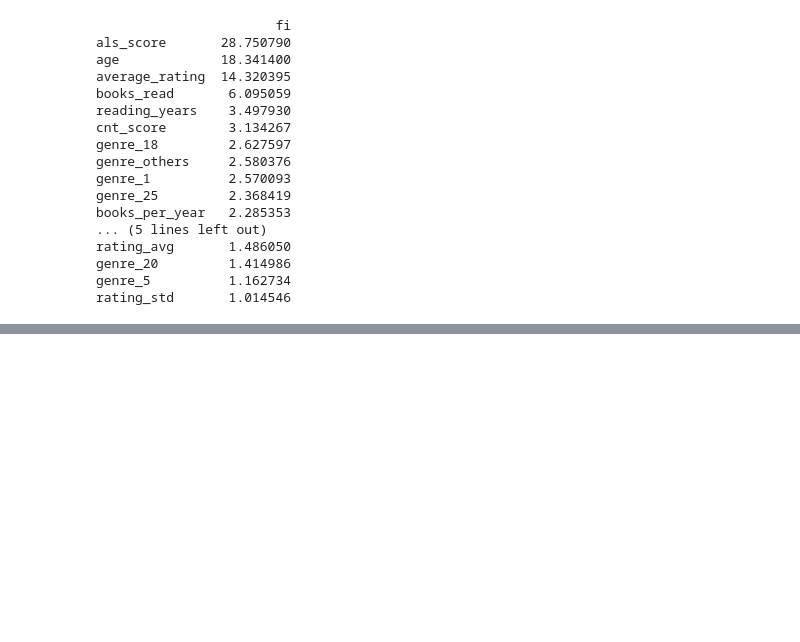
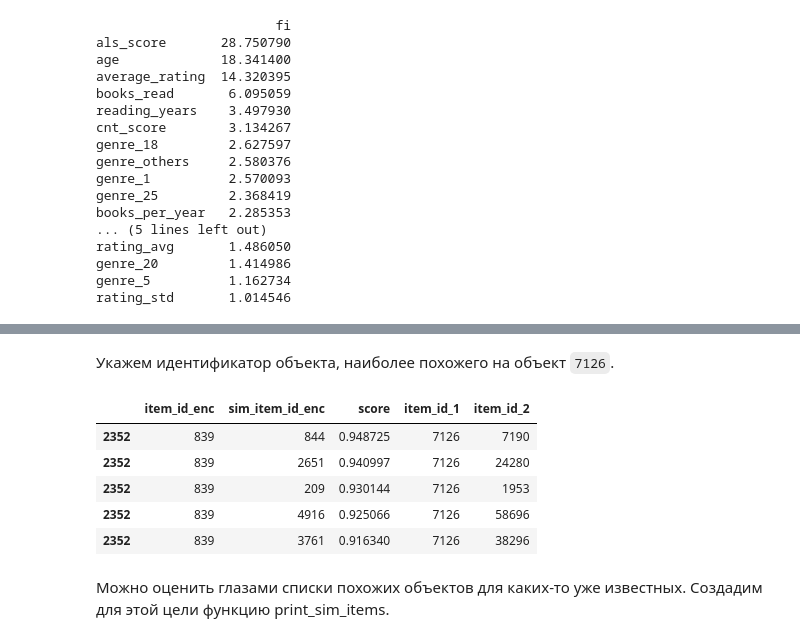
Before and after one commit to alina-tad/mle-recsys-start, a Jupyter notebook: preprocessing2.ipynb, the cells around one changed output, grey strips where cells are left out. Saved outputs shown, nothing was run; the diff lists cells and outputs as text; code cells hidden in the pictures; blank space fills up the shorter version.

```diff
--- a/preprocessing2.ipynb
+++ b/preprocessing2.ipynb
@@ -546,0 +571,44 @@ rating_std       1.014546
+# %%
+# получим энкодированные идентификаторы всех объектов, известных нам из events_train
+train_item_ids_enc = events_train['item_id_enc'].unique()
+
+max_similar_items = 10
+
+# получаем списки похожих объектов, используя ранее полученную ALS-модель
+# метод similar_items возвращает и сам объект, как наиболее похожий
+# этот объект мы позже отфильтруем, но сейчас запросим на 1 больше
+similar_items = als_model.similar_items(train_item_ids_enc, N=max_similar_items+1)
+
+# преобразуем полученные списки в табличный формат
+sim_item_item_ids_enc = similar_items[0]
+sim_item_scores = similar_items[1]
+
+similar_items = pd.DataFrame({
+    "item_id_enc": train_item_ids_enc,
+    "sim_item_id_enc": sim_item_item_ids_enc.tolist(),
+    "score": sim_item_scores.tolist()
+})
+
+similar_items = similar_items.explode(["sim_item_id_enc", "score"])
+
+# приводим типы данных
+similar_items["sim_item_id_enc"] = similar_items["sim_item_id_enc"].astype(int)
+similar_items["score"] = similar_items["score"].astype(float)
+
+# получаем изначальные идентификаторы
+similar_items["item_id_1"] = item_encoder.inverse_transform(similar_items["item_id_enc"])
+similar_items["item_id_2"] = item_encoder.inverse_transform(similar_items["sim_item_id_enc"])
+
+# убираем пары с одинаковыми объектами
+similar_items = similar_items.query("item_id_1 != item_id_2")
+# %% [markdown]
+Укажем идентификатор объекта, наиболее похожего на объект `7126`.
+# %%
+similar_items.query("item_id_1 == 7126").sort_values("score", ascending=False).head()
+# %% [output]
+|  | item_id_enc | sim_item_id_enc | score | item_id_1 | item_id_2 |
+| 2352 | 839 | 844 | 0.948725 | 7126 | 7190 |
+| 2352 | 839 | 2651 | 0.940997 | 7126 | 24280 |
+| 2352 | 839 | 209 | 0.930144 | 7126 | 1953 |
+| 2352 | 839 | 4916 | 0.925066 | 7126 | 58696 |
+| 2352 | 839 | 3761 | 0.916340 | 7126 | 38296 |
@@ -546,0 +617,2 @@ rating_std       1.014546
+# %% [markdown]
+Можно оценить глазами списки похожих объектов для каких-то уже известных. Создадим для этой цели функцию print_sim_items.
```
Also changed, not shown: parts of 30 cells of this notebook, 4 other files.
